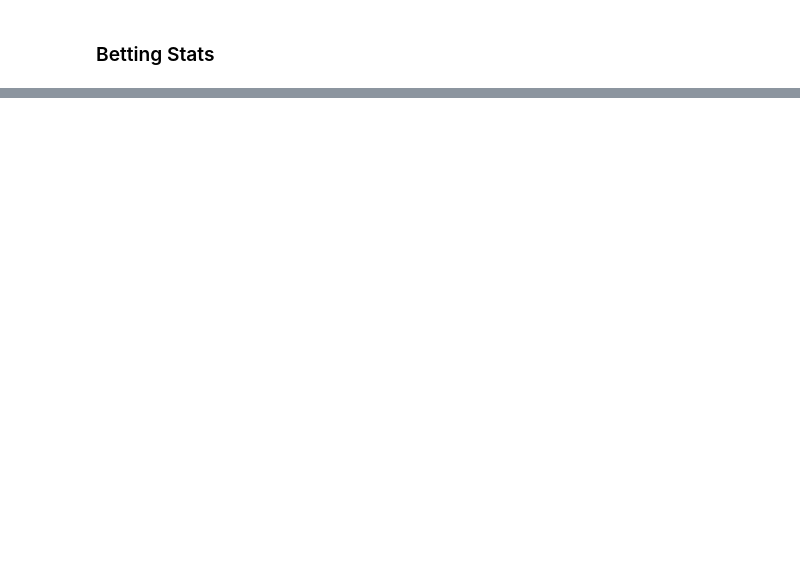
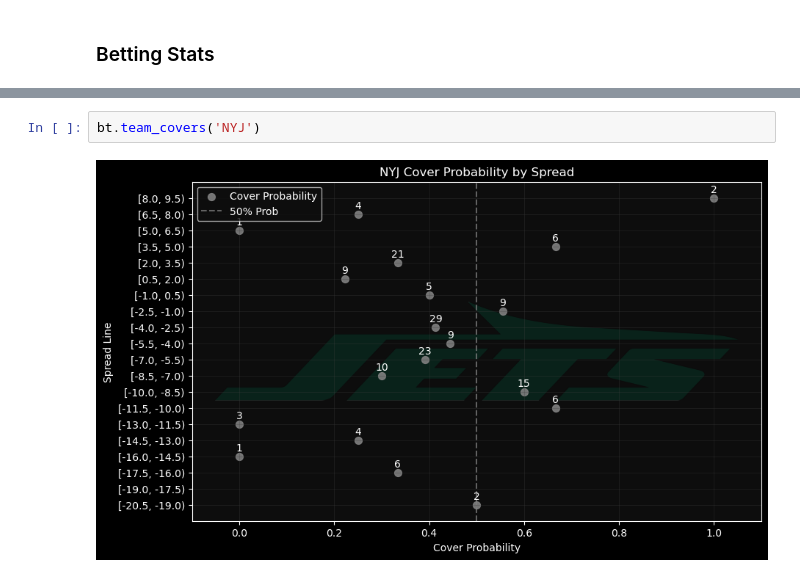
Before and after one commit to prestonf99/NFL-Fun, a Jupyter notebook: Library.ipynb, the cells around one changed output, grey strips where cells are left out. Drawn from its saved outputs; the diff is of its cells as text; blank space fills up the shorter version.

```diff
--- a/Library.ipynb
+++ b/Library.ipynb
@@ -101,0 +281,4 @@ bt.team_covers('BUF')
+# %%
+bt.team_covers('NYJ')
+# %% [output]
+[figure, added]
```
Also changed, not shown: parts of 18 cells of this notebook, 1 other file.
